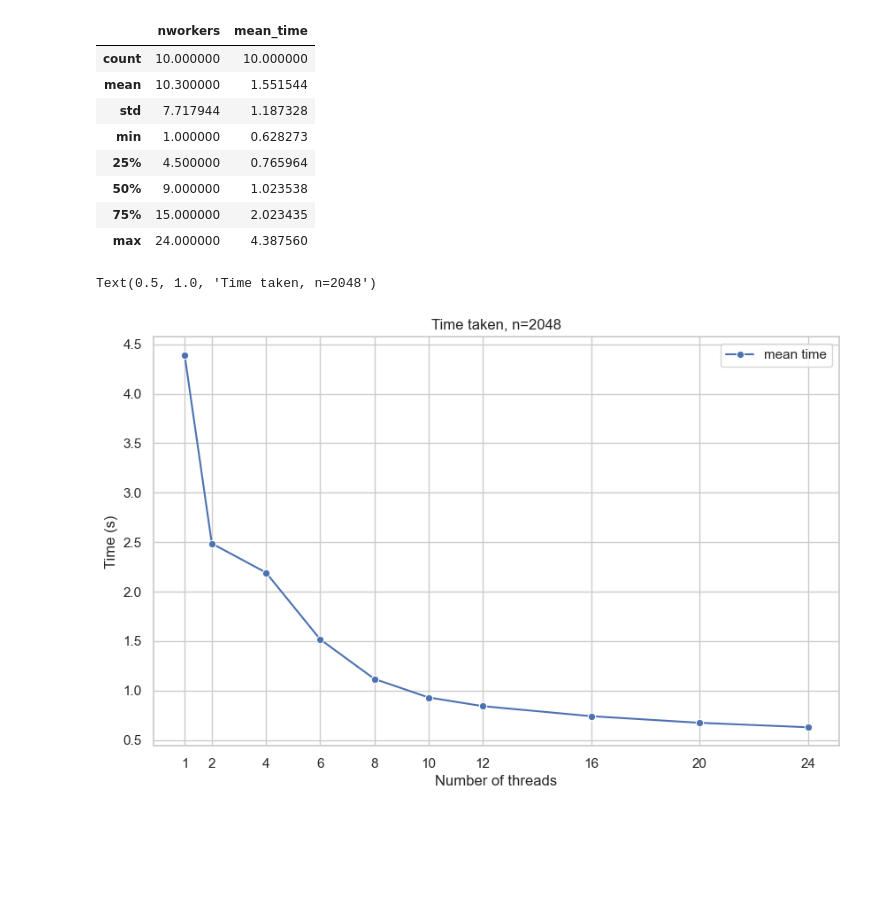
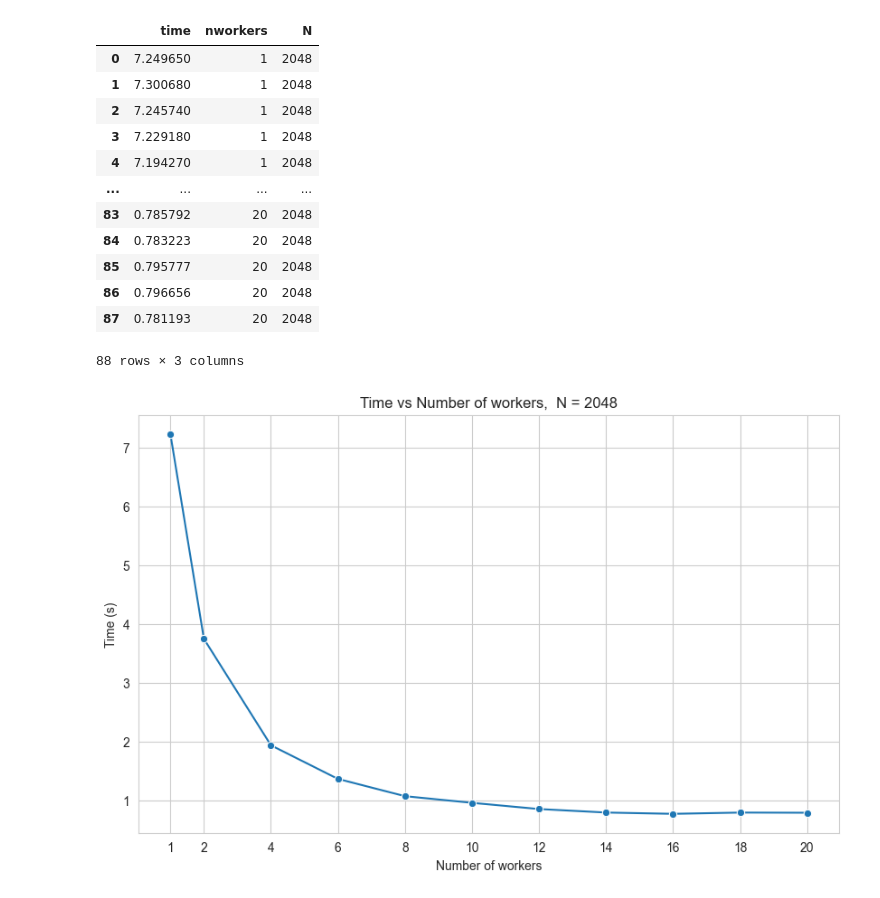
Before and after one commit to g-lago8/SPM-project, a Jupyter notebook: results/results.ipynb, the cells around one changed output. Drawn from its saved outputs; the diff is of its cells as text; code cells hidden in the pictures; blank space fills up the shorter version.

```diff
--- a/results/results.ipynb
+++ b/results/results.ipynb
@@ -7,27 +9,40 @@ df=pd.read_csv('strong_scaling.csv')
+# %%
+# drop blocksize column
+df.drop('blocksize', axis=1, inplace=True)
+# %%
+# group by nworkers
+grouped = df.groupby('nworkers')
+# %%
+# delete max and min values for each group
+df = grouped.apply(lambda x: x[(x['time'] != x['time'].max()) & (x['time'] != x['time'].min())])
+# %%
+# reset index
+df = df.reset_index(drop=True)
 # %%
-df.describe()
+df
 # %% [output]
-|  | nworkers | mean_time |
-| count | 10.000000 | 10.000000 |
-| mean | 10.300000 | 1.551544 |
-| std | 7.717944 | 1.187328 |
-| min | 1.000000 | 0.628273 |
-| 25% | 4.500000 | 0.765964 |
-| 50% | 9.000000 | 1.023538 |
-| 75% | 15.000000 | 2.023435 |
-| max | 24.000000 | 4.387560 |
+|  | time | nworkers | N |
+| 0 | 7.249650 | 1 | 2048 |
+| 1 | 7.300680 | 1 | 2048 |
+| 2 | 7.245740 | 1 | 2048 |
+| 3 | 7.229180 | 1 | 2048 |
+| 4 | 7.194270 | 1 | 2048 |
+| ... | ... | ... | ... |
+| 83 | 0.785792 | 20 | 2048 |
+| 84 | 0.783223 | 20 | 2048 |
+| 85 | 0.795777 | 20 | 2048 |
+| 86 | 0.796656 | 20 | 2048 |
+| 87 | 0.781193 | 20 | 2048 |
+88 rows × 3 columns
 # %%
-# plot the data
-sns.set_theme(style="whitegrid")
-
+df = df.groupby('nworkers').mean().reset_index()
 plt.figure(figsize=(10, 6))
-
-# plot mean_time againts number of threads
-sns.lineplot(x="nworkers", y="mean_time", data=df, marker='o', label='mean time')
-plt.xlabel('Number of threads')
+sns.set_style("whitegrid")
+sns.lineplot(data=df, x='nworkers', y='time', linestyle='-', marker='o')
+plt.xlabel('Number of workers')
 plt.ylabel('Time (s)')
 plt.xticks(df['nworkers'])
-plt.title('Time taken, n=2048')
+plt.title(f'Time vs Number of workers,  N = {int(df["N"][0])}')
+plt.savefig('images/strong_scaling.png')
 # %% [output]
-Text(0.5, 1.0, 'Time taken, n=2048')
-[figure, old version]
+[figure, new version]
```
Also changed, not shown: parts of 7 cells of this notebook, 2 other files.
